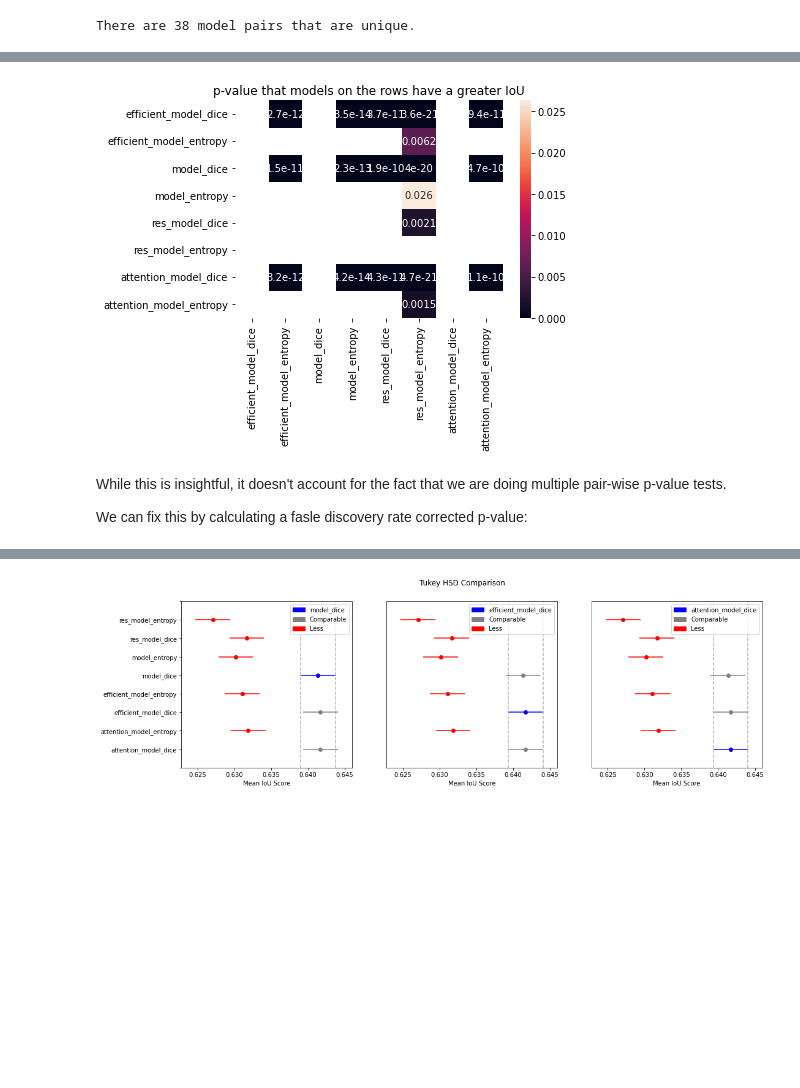
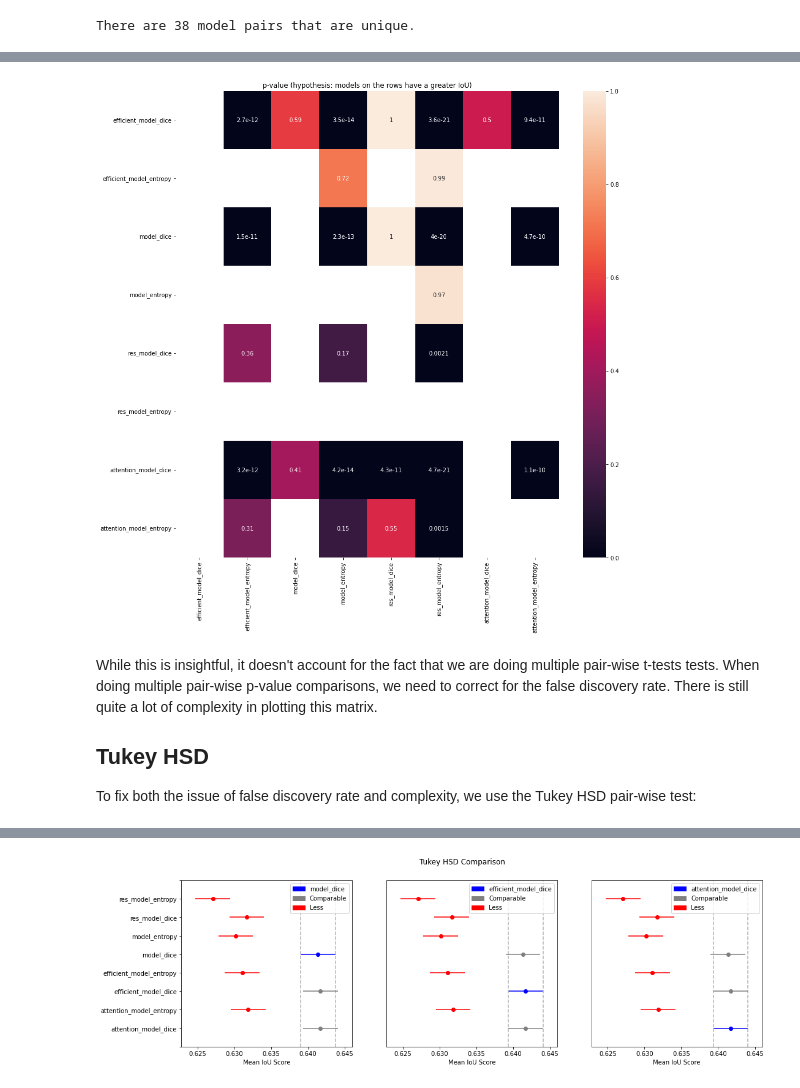
Before and after one commit to Luke-Pratley/building_road_segmentation, a Jupyter notebook: notebooks/iou_metric_comparison.ipynb, the cells around one changed output, grey strips where cells are left out. Drawn from its saved outputs; the diff is of its cells as text; code cells hidden in the pictures; blank space fills up the shorter version.

```diff
--- a/notebooks/iou_metric_comparison.ipynb
+++ b/notebooks/iou_metric_comparison.ipynb
@@ -147,7 +163,7 @@ for area in areas_of_interest:
     p_values_dict[area] = pd.DataFrame(index=models, columns=models)
     fig, axs = plt.subplots(nrows=12,ncols=3,sharex=True, sharey=True, figsize=(3 * 5, 8 * 5))
     axs = np.ravel(axs)
-    fig.suptitle(area, y = 1.005)
+    fig.suptitle(area, y = 1.002)
     count = 0
     for m1, m2 in pairs:
         if m1 != m2:
@@ -156,8 +172,12 @@ for area in areas_of_interest:
             sns.histplot(x=model_metrics[m2]['building_iou'][area], bins=np.arange(0, 1, 0.1), label=f'{m2}', ax=ax, alpha=0.5)
             ax.set_xlim([0,1])
             ax.legend(loc="upper left")
-            _, p_val = stats.ttest_ind(model_metrics[m1]['building_iou'][area], model_metrics[m2]['building_iou'][area], alternative ='greater')
-            p_values_dict[area].loc[m1, m2] = p_val
+            if (np.mean(model_metrics[m1]['building_iou'][area]) > np.mean(model_metrics[m2]['building_iou'][area])):
+                _, p_val = stats.ttest_ind(model_metrics[m1]['building_iou'][area], model_metrics[m2]['building_iou'][area], alternative ='greater')
+                p_values_dict[area].loc[m1, m2] = p_val
+            else:
+                _, p_val = stats.ttest_ind(model_metrics[m2]['building_iou'][area], model_metrics[m1]['building_iou'][area], alternative ='greater')
+                p_values_dict[area].loc[m2, m1] = p_val
             #print(f'[{area}] The for {m1} > {m2} p-value is {p_val: 0.5f}')
             count += 1
     fig.tight_layout()
@@ -170,5 +241,6 @@ for area in areas_of_interest:
 # %%
 combined_data = {}
+stats = pd.DataFrame(index=models, columns=['Mean IoU','Median IoU'])
 for area in areas_of_interest:
     for m1 in models:
         if m1 not in combined_data.keys():
@@ -177,10 +249,14 @@ for area in areas_of_interest:
 for m1 in models:
     sns.histplot(x=combined_data[m1], bins=np.arange(0, 1, 0.05), label=f'{m1}', color='navy', legend=m1)
     plt.xlim([0,1])
+    plt.ylim([0, 4000])
     plt.axvline(np.mean(combined_data[m1]), label='mean', c ='red')
     plt.axvline(np.median(combined_data[m1]), label='median', c='green')
+    plt.xlabel("IoU")
     plt.legend()
     plt.show()
-    print(f'{m1} has a mean IoU of {np.mean(combined_data[m1]):0.03f}')
-    print(f'{m1} has a median IoU of {np.median(combined_data[m1]):0.03f}')
+    stats.loc[m1, 'Mean IoU'] =  np.mean(combined_data[m1])
+    stats.loc[m1, 'Median IoU'] = np.median(combined_data[m1])
+stats.sort_values('Mean IoU', ascending=False, inplace=True)
+stats
 # %% [output]
@@ -206,23 +287,28 @@ res_model_entropy has a median IoU of 0.666
 # %%
 p_values = pd.DataFrame(index=models, columns=models, dtype=float)
 
 for m1, m2 in pairs:
     if m1 != m2:
-        _, p_val = stats.ttest_ind(combined_data[m1], combined_data[m2], alternative ='greater')
-        p_values.loc[m1, m2] = p_val
-        p_values.loc[m2, m1] = 1 - p_val
-    else:
-        p_values.loc[m2, m1] = 1
-plt.figure()
-plt.title('p-value that models on the rows have a greater IoU')
-sns.heatmap(p_values, mask = p_values > 0.1, annot=True)
+        if np.mean(combined_data[m1]) > np.mean(combined_data[m2]):
+            _, p_val = stats.ttest_ind(combined_data[m1], combined_data[m2], alternative ='greater')
+            p_values.loc[m1, m2] = p_val
+            p_values.loc[m2, m1] = np.nan
+        else:
+            _, p_val = stats.ttest_ind(combined_data[m1], combined_data[m2], alternative ='greater')
+            p_values.loc[m2, m1] = p_val
+            p_values.loc[m1, m2] = np.nan
+plt.figure(figsize=(15, 15))
+plt.title('p-value (hypothesis: models on the rows have a greater IoU)')
+sns.heatmap(p_values, mask = np.isnan(p_values), annot=True)
 plt.show()
 # %% [output]
-[figure, old version]
+[figure, new version]
 # %% [markdown]
-While this is insightful, it doesn't account for the fact that we are doing multiple pair-wise p-value tests.
+While this is insightful, it doesn't account for the fact that we are doing multiple pair-wise t-tests tests. When doing multiple pair-wise p-value comparisons, we need to correct for the false discovery rate.
+There is still quite a lot of complexity in plotting this matrix.
 
-We can fix this by calculating a fasle discovery rate corrected p-value:
+## Tukey HSD
+To fix both the issue of false discovery rate and complexity, we use the Tukey HSD pair-wise test:
 # %%
 from statsmodels.stats.multicomp import MultiComparison
 input_data = []
```
Also changed, not shown: parts of 15 cells of this notebook.
